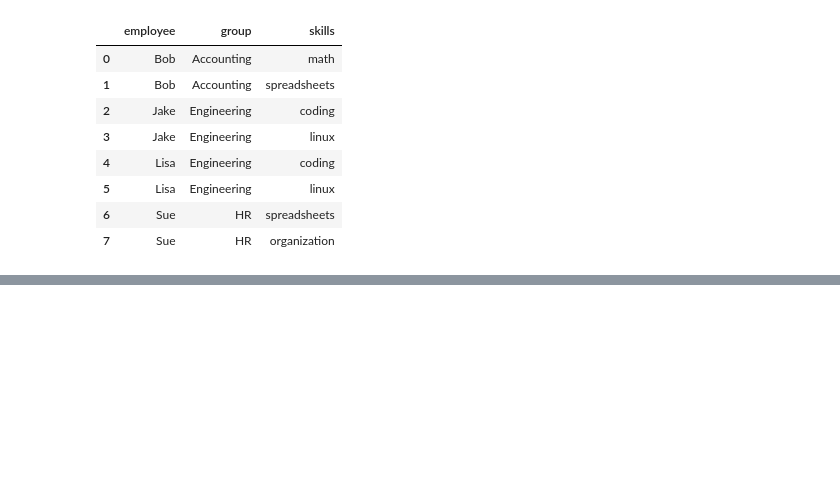
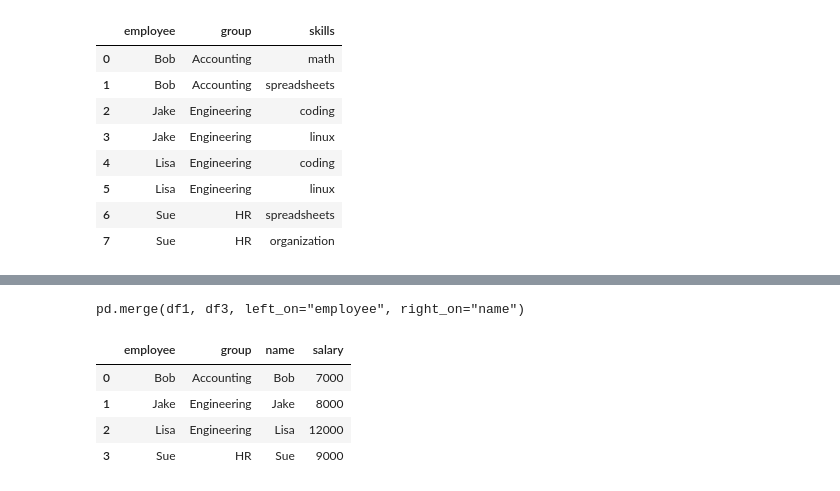
Before and after one commit to ensofter/python_for_difficult_tasks, a Jupyter notebook: Part 3 - Data Manipulation with Pandas.ipynb, the cells around one changed output, grey strips where cells are left out. Drawn from its saved outputs; the diff is of its cells as text; code cells hidden in the pictures; blank space fills up the shorter version.

Commit message:
specification of the merge key

```diff
--- a/Part 3 - Data Manipulation with Pandas.ipynb
+++ b/Part 3 - Data Manipulation with Pandas.ipynb
@@ -1800,0 +1792,25 @@ sadf
+# %%
+import pandas as pd
+import numpy as np
+
+def make_df(cols, ind):
+    """Быстро создаем объект DataFrame"""
+    data = {c: [str(c) + str(i) for i in ind] for c in cols}
+    return pd.DataFrame(data, ind)
+
+
+class display(object):
+    """Display HTML representation of multiple objects"""
+    template = """<div style="float: left; padding: 10px;">
+    <p style='font-family:"Courier New", Courier, monospace'>{0}</p>{1}
+    </div>"""
+    def __init__(self, *args):
+        self.args = args
+
+    def _repr_html_(self):
+        return '\n'.join(self.template.format(a, eval(a)._repr_html_())
+                         for a in self.args)
+
+    def __repr__(self):
+        return '\n\n'.join(a + '\n' + repr(eval(a))
+                           for a in self.args)
@@ -1800,0 +1864,9 @@ sadf
+# %%
+display('pd.merge(df1, df3, left_on="employee", right_on="name")')
+# %% [output]
+pd.merge(df1, df3, left_on="employee", right_on="name")
+|  | employee | group | name | salary |
+| 0 | Bob | Accounting | Bob | 7000 |
+| 1 | Jake | Engineering | Jake | 8000 |
+| 2 | Lisa | Engineering | Lisa | 12000 |
+| 3 | Sue | HR | Sue | 9000 |
```
Also changed, not shown: parts of 21 cells of this notebook.
